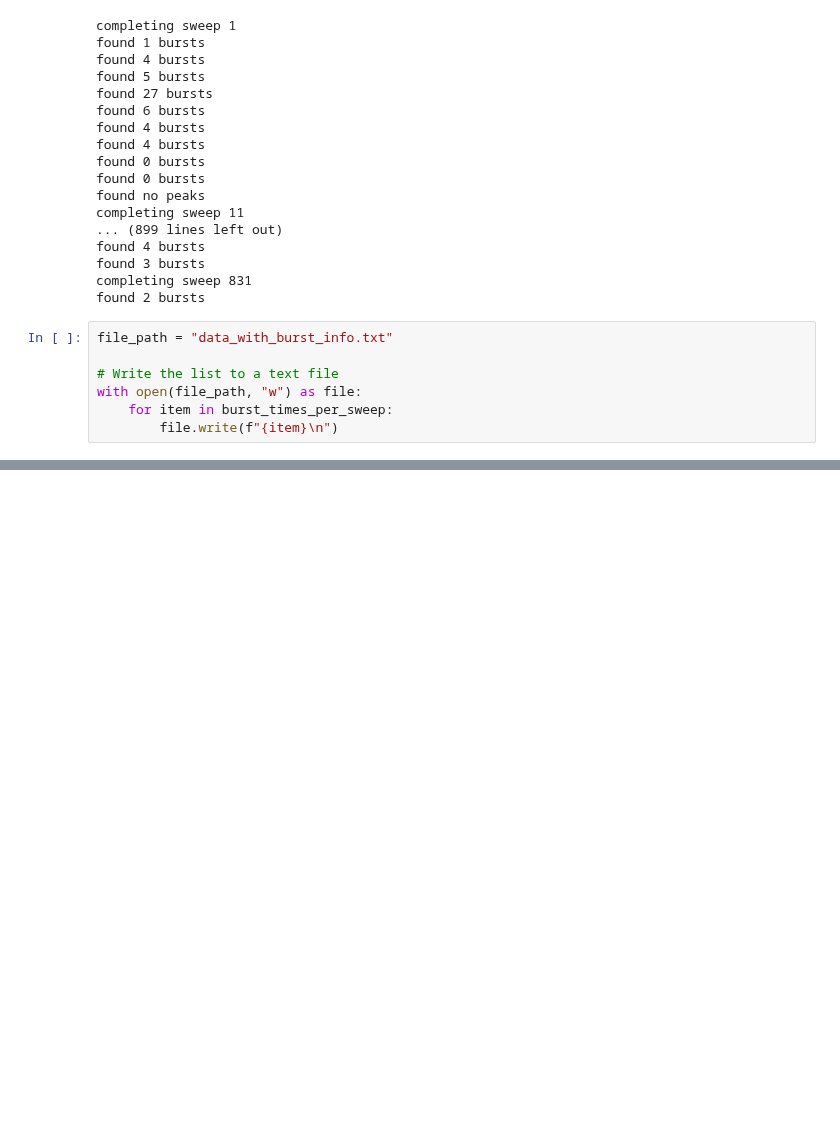
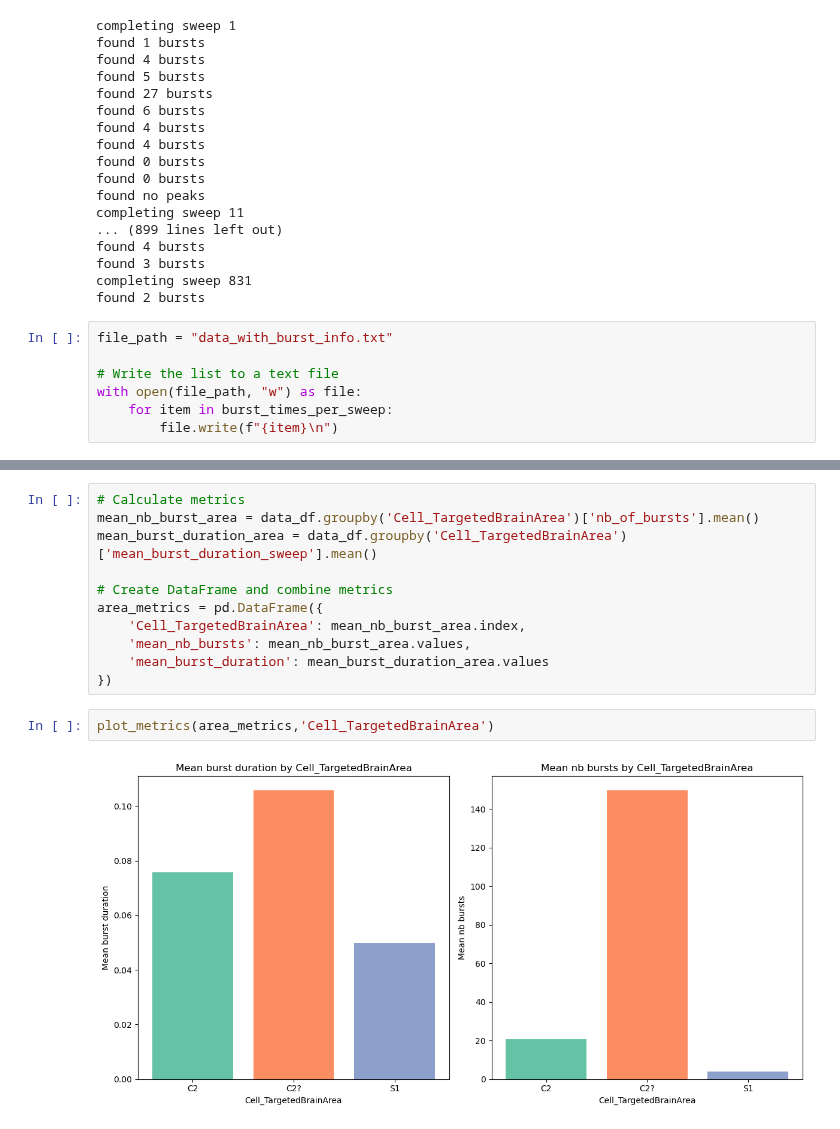
Before and after one commit to marineract/bio482_miniproject, a Jupyter notebook: results.ipynb, the cells around one changed output, grey strips where cells are left out. Cells and saved outputs as stored; diff of their text form; blank space fills up the shorter version.

```diff
--- a/results.ipynb
+++ b/results.ipynb
@@ -227,0 +358,15 @@ len(burst_times_per_sweep)
+# %%
+# Calculate metrics
+mean_nb_burst_area = data_df.groupby('Cell_TargetedBrainArea')['nb_of_bursts'].mean()
+mean_burst_duration_area = data_df.groupby('Cell_TargetedBrainArea')['mean_burst_duration_sweep'].mean()
+
+# Create DataFrame and combine metrics
+area_metrics = pd.DataFrame({
+    'Cell_TargetedBrainArea': mean_nb_burst_area.index,
+    'mean_nb_bursts': mean_nb_burst_area.values,
+    'mean_burst_duration': mean_burst_duration_area.values
+})
+# %%
+plot_metrics(area_metrics,'Cell_TargetedBrainArea')
+# %% [output]
+[figure, added]
```
Also changed, not shown: parts of 19 cells of this notebook.
